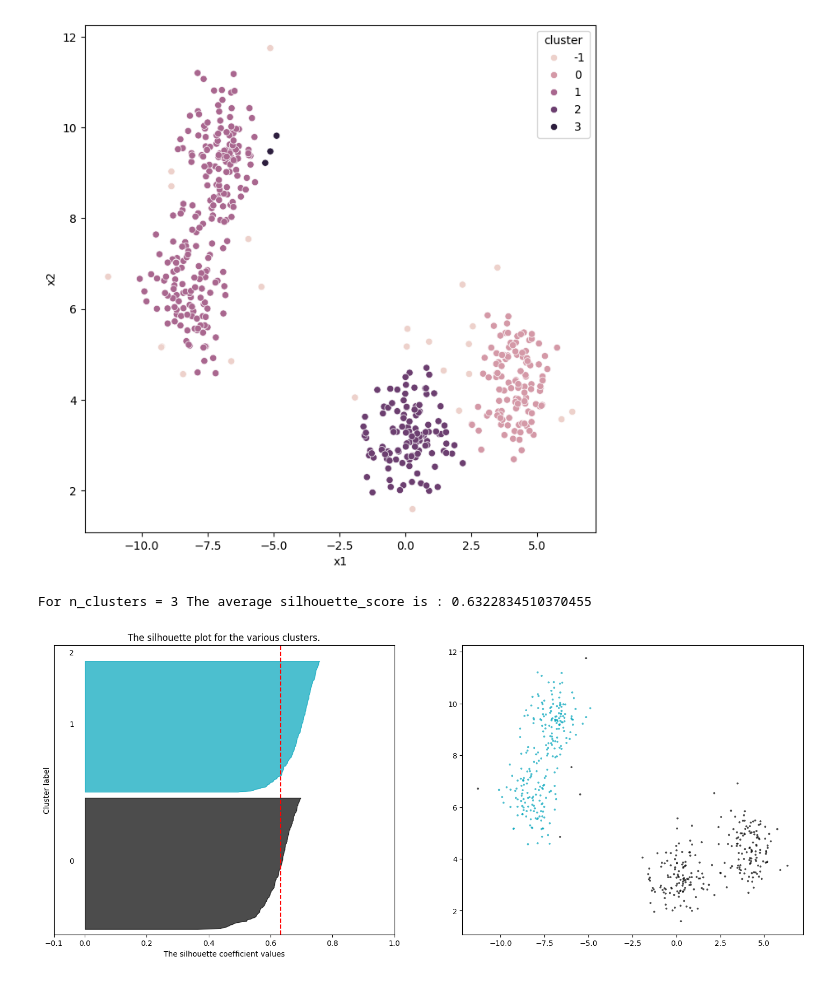
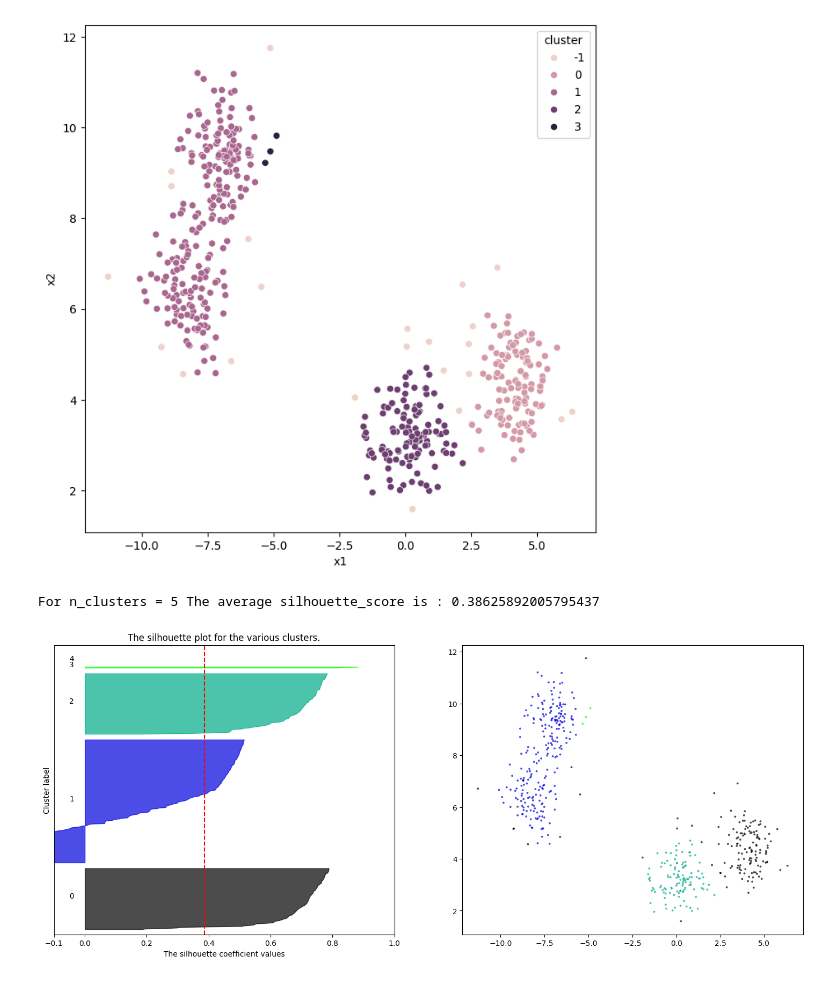
Before and after one commit to GerardoMayel/clustering, a Jupyter notebook: dbscan.ipynb, the cells around one changed output. Drawn from its saved outputs; the diff is of its cells as text; code cells hidden in the pictures.

```diff
--- a/dbscan.ipynb
+++ b/dbscan.ipynb
@@ -159,7 +159,7 @@ ax1.set_xlim([-0.1, 1])
 # The (n_clusters+1)*10 is for inserting blank space between silhouette
 # plots of individual clusters, to demarcate them clearly.
 
-clusterer = DBSCAN(eps=0.649, min_samples=3)
+clusterer = DBSCAN(eps=0.55, min_samples=3)
 cluster_labels = clusterer.fit_predict(X)
 n_clusters = len(np.unique(cluster_labels))
 
@@ -189,32 +189,32 @@ for i in range(n_clusters):
     y_upper = y_lower + size_cluster_i
     color = cm.nipy_spectral(float(i) / n_clusters)
     ax1.fill_betweenx(
         np.arange(y_lower, y_upper),
         0,
         ith_cluster_silhouette_values,
         facecolor=color,
         edgecolor=color,
         alpha=0.7,
     )
     # Label the silhouette plots with their cluster numbers at the middle
     ax1.text(-0.05, y_lower + 0.5 * size_cluster_i, str(i))
     # Compute the new y_lower for next plot
     y_lower = y_upper + 10  # 10 for the 0 samples
 ax1.set_title("The silhouette plot for the various clusters.")
 ax1.set_xlabel("The silhouette coefficient values")
 ax1.set_ylabel("Cluster label")
 # The vertical line for average silhouette score of all the values
 ax1.axvline(x=silhouette_avg, color="red", linestyle="--")
 ax1.set_yticks([])  # Clear the yaxis labels / ticks
 ax1.set_xticks([-0.1, 0, 0.2, 0.4, 0.6, 0.8, 1])
 # 2nd Plot showing the actual clusters formed
 colors = cm.nipy_spectral(cluster_labels.astype(float) / n_clusters)
 ax2.scatter(
     X[:, 0], X[:, 1], marker=".", s=30, lw=0, alpha=0.7, c=colors, edgecolor="k"
 )
 
 
 plt.show()
 # %% [output]
-For n_clusters = 3 The average silhouette_score is : 0.6322834510370455
+For n_clusters = 5 The average silhouette_score is : 0.38625892005795437
-[figure, old version]
+[figure, new version]
```
Also changed, not shown: 3 other files.
